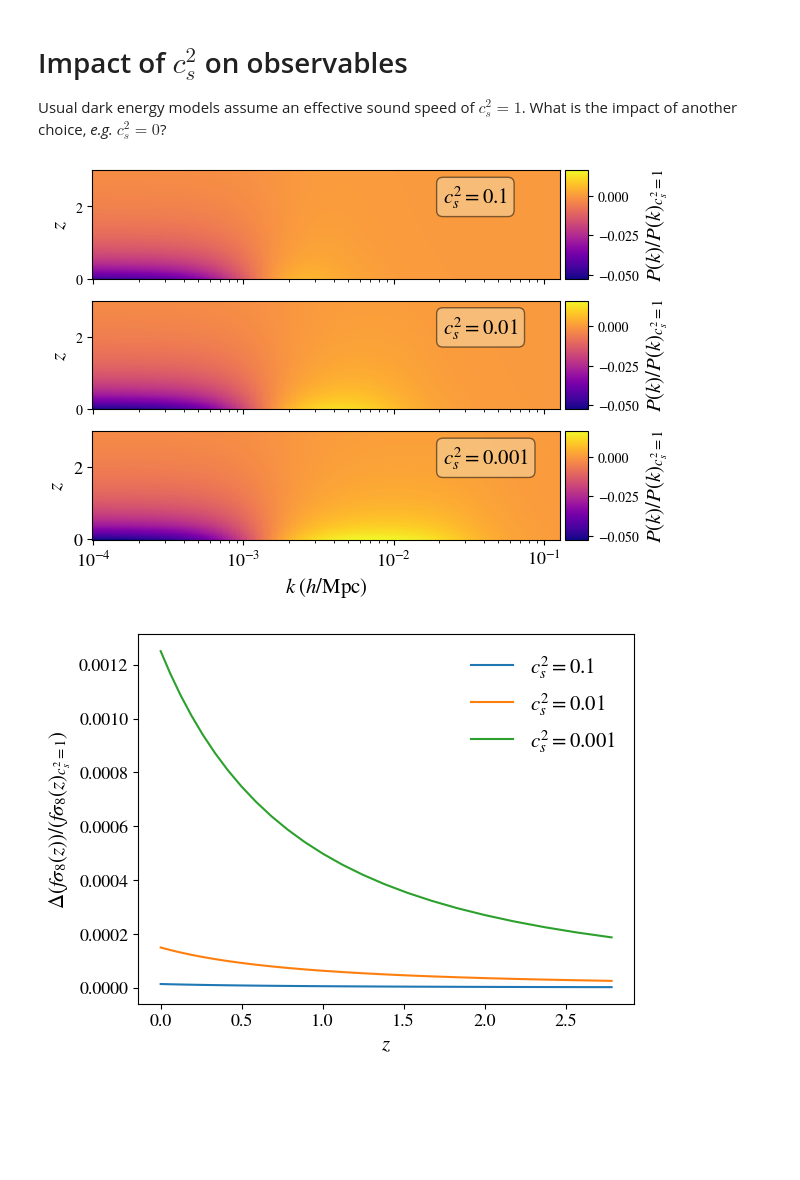
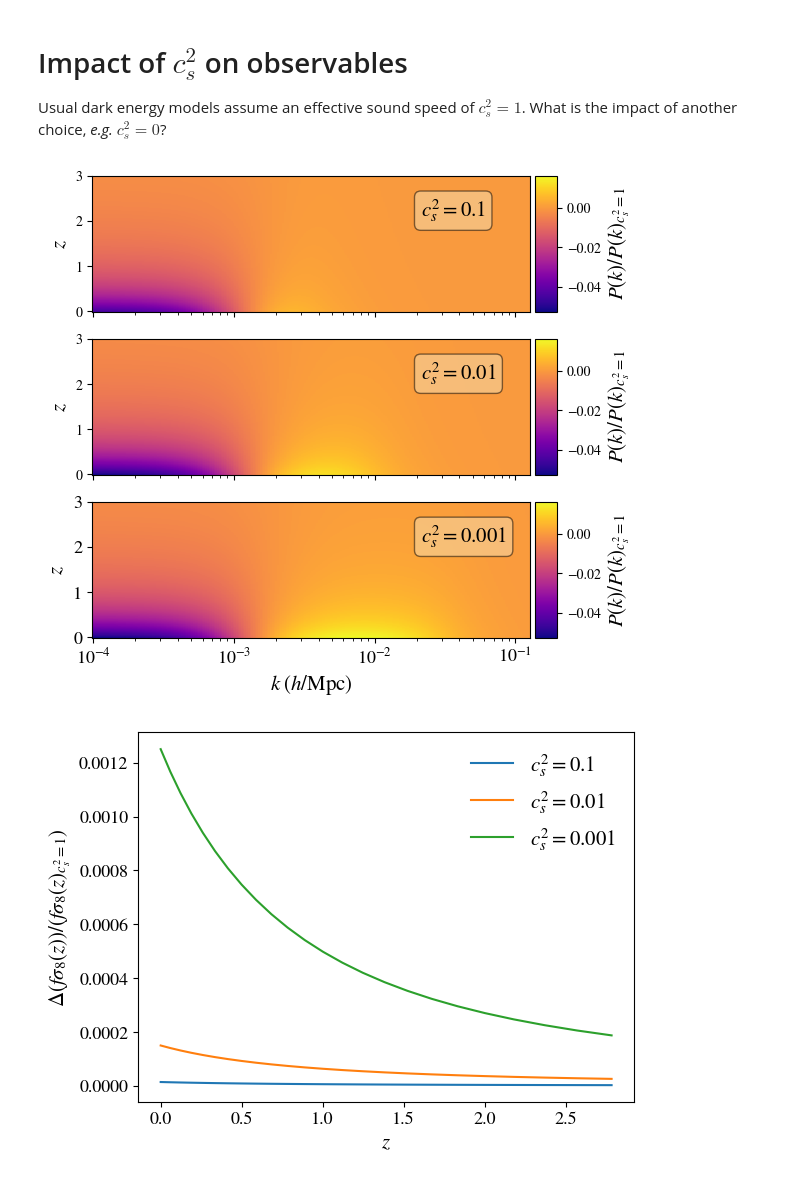
Before and after one commit to joaoreboucas1/cs2-project, a Jupyter notebook: analysis/cs2_impact.ipynb, the cells around one changed output. Saved outputs shown, nothing was run; the diff lists cells and outputs as text; code cells hidden in the pictures; blank space fills up the shorter version.

```diff
--- a/analysis/cs2_impact.ipynb
+++ b/analysis/cs2_impact.ipynb
@@ -19,9 +19,10 @@ omegab = 0.049
 As = 2.1e-9
 ns = 0.96
 tau = 0.07
+
+dark_energy_types = ["desi_pp_mean", "wcdm"]
 dark_energy_type = "wcdm"
 
-dark_energy_types = ["desi_pp_mean", "wcdm"]
 if dark_energy_type == "desi_pp_mean":
     # DESI DR2 BAO + CMB + Pantheon+ mean
     w0 = -0.838
@@ -39,8 +40,8 @@ ombh2 = omegab*h*h
 omch2 = omegac*h*h
 
 # k, z grid for power spectrum
-ks = np.logspace(-4, -0.9, 200)
-redshifts = np.linspace(0, 3, 200)
+ks = np.logspace(-4, -0.9, 256)
+redshifts = np.linspace(0, 3, 256)
 # %%
 cases = [
     {"name": "quint",     "label": "$c_s^2 = 1$",     "cs2_type": camb.dark_energy.Cs2_Constant, "cs2_0": 1,    "cs2_1": 0},
@@ -54,7 +55,8 @@ cases = [
 def get_observables(case):
     cosmo = camb.set_params(
         H0=H0, ombh2=ombh2, omch2=omch2, As=As, ns=ns, tau=tau,
-        num_nu_massless=3.044, WantTransfer=True, w0=w0, wa=wa, dark_energy_model="fluid",
+        num_nu_massless=3.044, WantTransfer=True, w=w0, wa=wa,
+        dark_energy_model="fluid" if dark_energy_type == "wcdm" else "ppf",
         cs2_type=case["cs2_type"], cs2_0=case["cs2_0"], cs2_1=case["cs2_1"]
     )
     cosmo.set_for_lmax(2000, lens_potential_accuracy=1)
@@ -83,34 +85,34 @@ for case in cases:
 # %%
 # Plot P(k)
 from mpl_toolkits.axes_grid1 import make_axes_locatable
 from matplotlib.colors import Normalize
 
 # Precomputing min and max relative errors for unifying the colormaps in each axis
-fig, axs = plt.subplots(3, 1, sharex=True, sharey=True)
+fig, axs = plt.subplots(3, 1, sharex=True, sharey=True, figsize=(6, 6))
 vmin = np.inf
 vmax = -np.inf
 for ax, case in zip(axs, cases[1:]):
     relative_errors = data[case["name"]]["P_lin"]/data["quint"]["P_lin"] - 1
     vmin = min(vmin, np.amin(relative_errors))
     vmax = max(vmax, np.amax(relative_errors))
 norm = Normalize(vmin=vmin, vmax=vmax)
 
 for ax, case in zip(axs, cases[1:]):
     relative_errors = data[case["name"]]["P_lin"]/data["quint"]["P_lin"] - 1
     mesh = ax.pcolormesh(ks, redshifts, relative_errors, cmap="plasma", norm=norm)
     ax.set_xscale('log')
     divider = make_axes_locatable(ax)
     cax = divider.append_axes('right', size='5%', pad=0.05)
     fig.colorbar(mesh, cax=cax, orientation="vertical")
     cax.set_ylabel(r"$P(k)/P(k)_{c_s^2 = 1}$", fontsize=15)
     ax.set_ylabel(r"$z$", fontsize=15)
     ax.text(0.75, 0.7, case["label"], transform=ax.transAxes, bbox={'boxstyle': 'round', 'facecolor': 'wheat', 'alpha': 0.5}, fontsize=15)
 
 axs[-1].tick_params(labelsize=13)
 axs[-1].set_xlabel(r"$k \; (h/\mathrm{Mpc})$", fontsize=15)
-plt.savefig("plots/cs2_impact_pk.pdf", bbox_inches="tight")
+plt.savefig("plots/cs2_impact_pk_fluid.pdf", bbox_inches="tight")
 # %% [output]
-[figure, old version]
+[figure, new version]
 # %%
 # Plot fractional shift in f\sigma_8
 for case in cases:
```
Also changed, not shown: 4 other files.
